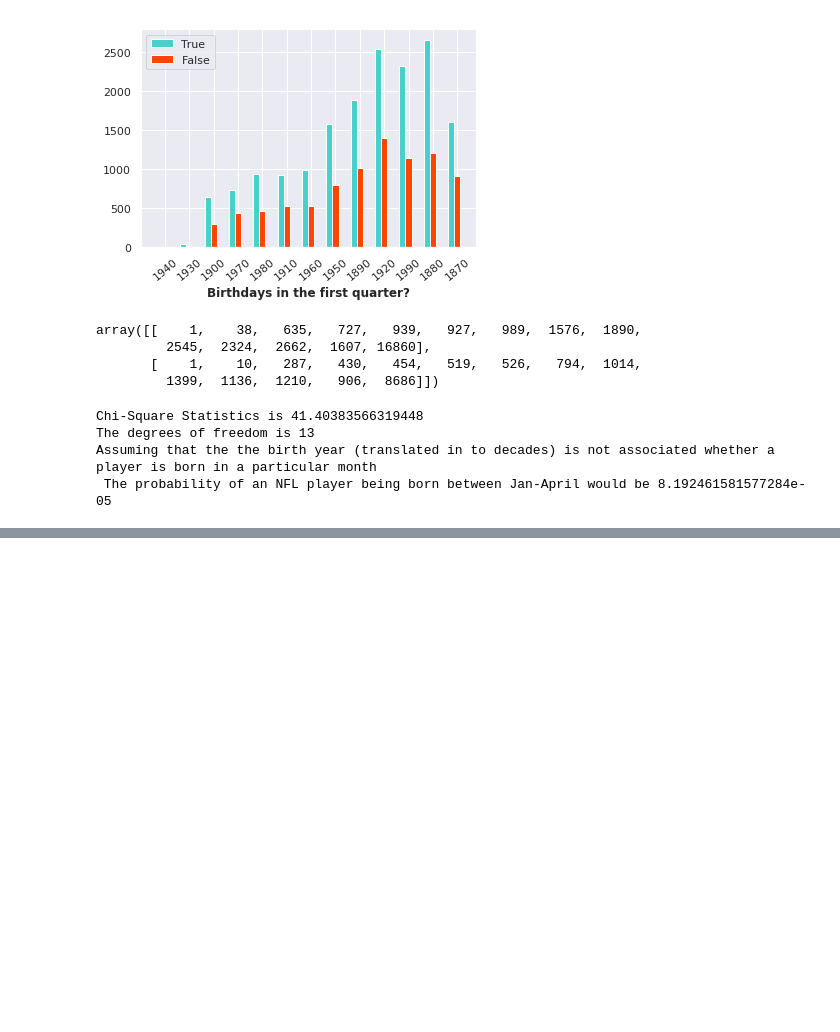
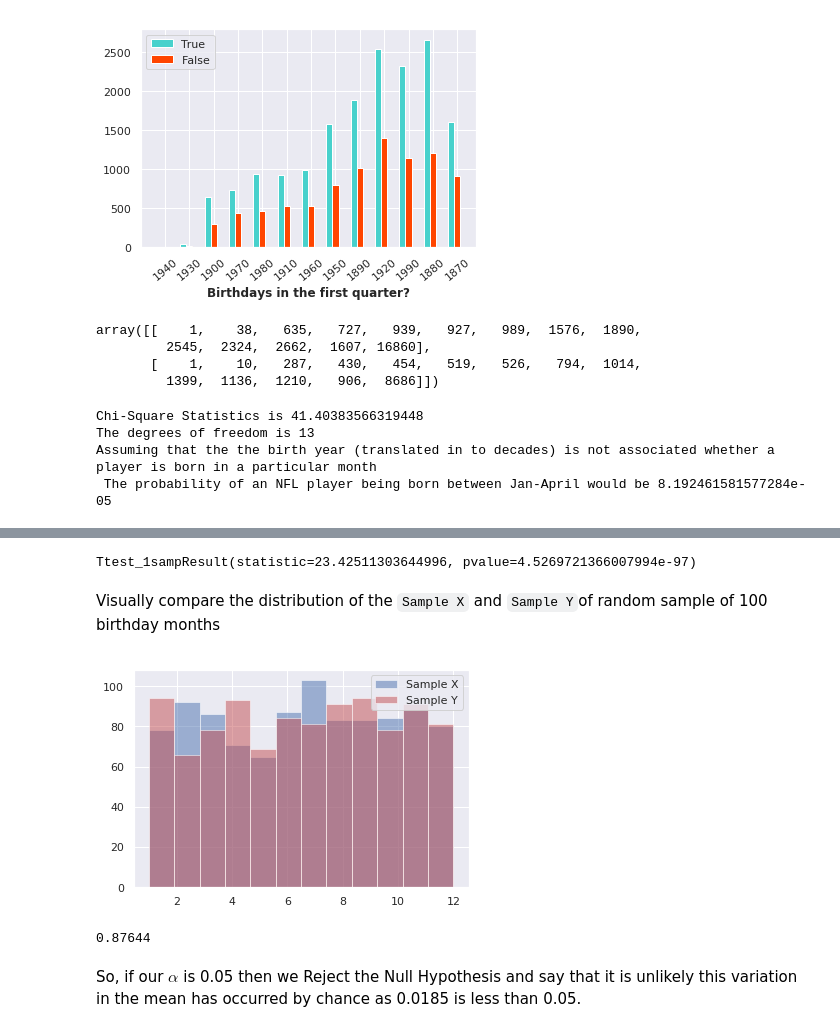
Before and after one commit to naivelogic/NFL-smarter-football, a Jupyter notebook: NFL Play Birth Date Analysis.ipynb, the cells around one changed output, grey strips where cells are left out. Drawn from its saved outputs; the diff is of its cells as text; code cells hidden in the pictures; blank space fills up the shorter version.

```diff
--- a/NFL Play Birth Date Analysis.ipynb
+++ b/NFL Play Birth Date Analysis.ipynb
@@ -236,0 +278,24 @@ Assuming that the the birth year (translated in to decades) is not associated wh
+# %%
+x = np.random.choice(bday.month, size=1000 , replace=False)
+y = np.random.choice(bday.month, size=1000 , replace=False)
+# %%
+stats.ttest_1samp(x, 4)
+# %% [output]
+Ttest_1sampResult(statistic=23.42511303644996, pvalue=4.5269721366007994e-97)
+# %% [markdown]
+Visually compare the distribution of the `Sample X` and `Sample Y`of random sample of 100 birthday months
+# %%
+plt.hist(x, bins=12, alpha=0.5, color='b')
+plt.hist(y, bins=12,alpha=0.5, color='r')
+leg = ['Sample X', 'Sample Y']
+plt.legend(leg)
+plt.show()
+# %% [output]
+[figure, added]
+# %%
+pval = stats.f_oneway(x,y)[1]
+print(pval.round(5))
+# %% [output]
+0.87644
+# %% [markdown]
+So, if our $\alpha$ is 0.05 then we Reject the Null Hypothesis and say that it is unlikely this variation in the mean has occurred by chance as 0.0185 is less than 0.05.
```
Also changed, not shown: parts of 5 cells of this notebook.
